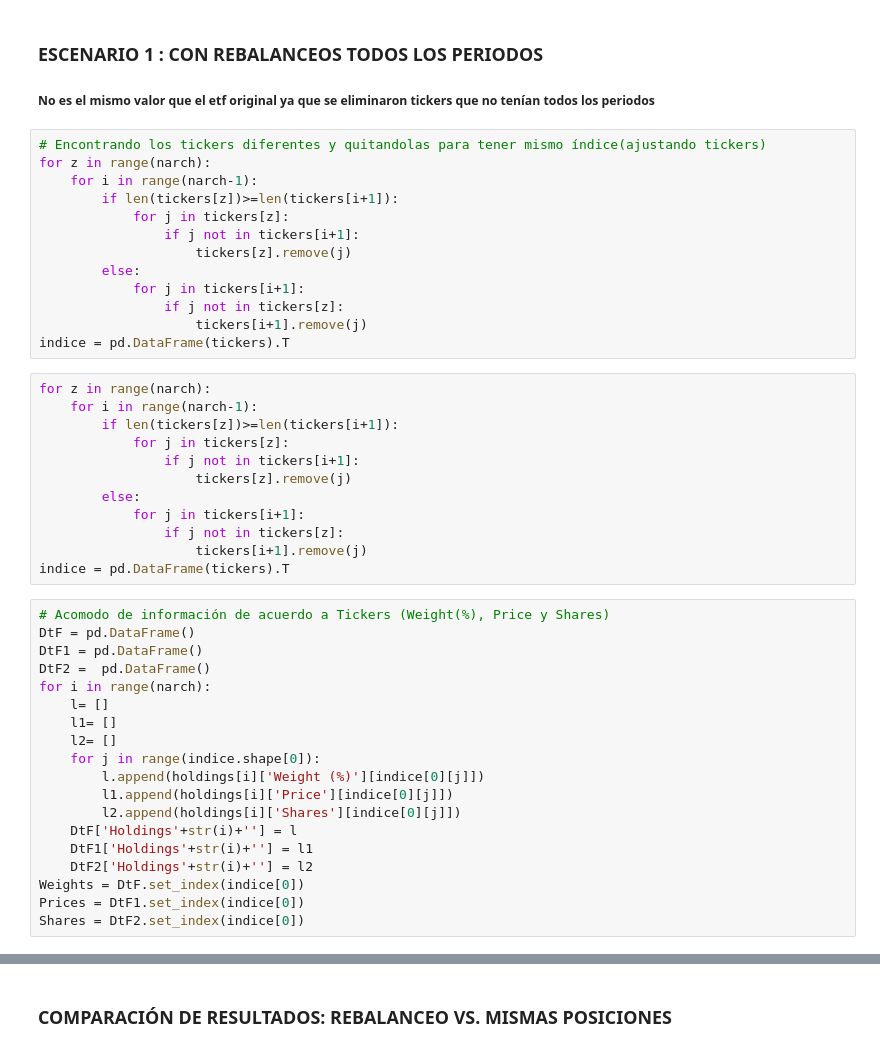
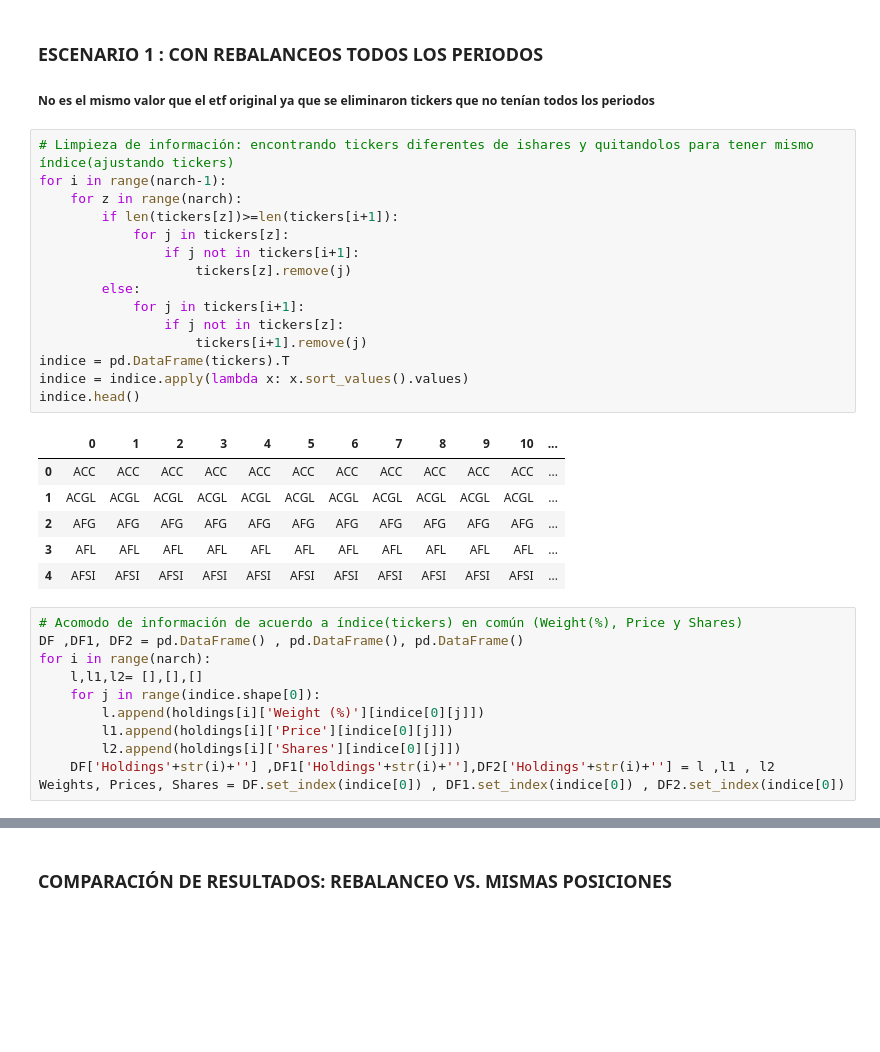
Before and after one commit to Marisolcantarero95/TRADING, a Jupyter notebook: Lab1_EqA/Lab1.ipynb, the cells around one changed output, grey strips where cells are left out. Saved outputs shown, nothing was run; the diff lists cells and outputs as text; blank space fills up the shorter version.

```diff
--- a/Lab1_EqA/Lab1.ipynb
+++ b/Lab1_EqA/Lab1.ipynb
@@ -123,46 +118,35 @@ NOTA: Lo unico que se moverá son los pesos de rebalanceo. price y shares quedan
 
 ##### No es el mismo valor que el etf original ya que se eliminaron tickers que no tenían todos los periodos
 # %%
-# Encontrando los tickers diferentes y quitandolas para tener mismo índice(ajustando tickers)
-for z in range(narch):
-    for i in range(narch-1):
+# Limpieza de información: encontrando tickers diferentes de ishares y quitandolos para tener mismo índice(ajustando tickers)
+for i in range(narch-1):
+    for z in range(narch):
         if len(tickers[z])>=len(tickers[i+1]):
             for j in tickers[z]:
                 if j not in tickers[i+1]:
                     tickers[z].remove(j)
         else:
             for j in tickers[i+1]:
                 if j not in tickers[z]:
                     tickers[i+1].remove(j)
 indice = pd.DataFrame(tickers).T
+indice = indice.apply(lambda x: x.sort_values().values)
+indice.head()
+# %% [output]
+|  | 0 | 1 | 2 | 3 | 4 | 5 | 6 | 7 | 8 | 9 | 10 | ... |
+| 0 | ACC | ACC | ACC | ACC | ACC | ACC | ACC | ACC | ACC | ACC | ACC | ... |
+| 1 | ACGL | ACGL | ACGL | ACGL | ACGL | ACGL | ACGL | ACGL | ACGL | ACGL | ACGL | ... |
+| 2 | AFG | AFG | AFG | AFG | AFG | AFG | AFG | AFG | AFG | AFG | AFG | ... |
+| 3 | AFL | AFL | AFL | AFL | AFL | AFL | AFL | AFL | AFL | AFL | AFL | ... |
+| 4 | AFSI | AFSI | AFSI | AFSI | AFSI | AFSI | AFSI | AFSI | AFSI | AFSI | AFSI | ... |
-# %%
-for z in range(narch):
-    for i in range(narch-1):
-        if len(tickers[z])>=len(tickers[i+1]):
-            for j in tickers[z]:
-                if j not in tickers[i+1]:
-                    tickers[z].remove(j)
-        else:
-            for j in tickers[i+1]:
-                if j not in tickers[z]:
-                    tickers[i+1].remove(j)
-indice = pd.DataFrame(tickers).T
 # %%
-# Acomodo de información de acuerdo a Tickers (Weight(%), Price y Shares)
-DtF = pd.DataFrame()
-DtF1 = pd.DataFrame()
-DtF2 =  pd.DataFrame()
+# Acomodo de información de acuerdo a índice(tickers) en común (Weight(%), Price y Shares)
+DF ,DF1, DF2 = pd.DataFrame() , pd.DataFrame(), pd.DataFrame()
 for i in range(narch):
-    l= []
-    l1= []
-    l2= []
+    l,l1,l2= [],[],[]
     for j in range(indice.shape[0]):
         l.append(holdings[i]['Weight (%)'][indice[0][j]])
         l1.append(holdings[i]['Price'][indice[0][j]])
         l2.append(holdings[i]['Shares'][indice[0][j]])
-    DtF['Holdings'+str(i)+''] = l
-    DtF1['Holdings'+str(i)+''] = l1
-    DtF2['Holdings'+str(i)+''] = l2
-Weights = DtF.set_index(indice[0])
-Prices = DtF1.set_index(indice[0])
-Shares = DtF2.set_index(indice[0])
+    DF['Holdings'+str(i)+''] ,DF1['Holdings'+str(i)+''],DF2['Holdings'+str(i)+''] = l ,l1 , l2
+Weights, Prices, Shares = DF.set_index(indice[0]) , DF1.set_index(indice[0]) , DF2.set_index(indice[0])
```
Also changed, not shown: parts of 19 cells of this notebook.
